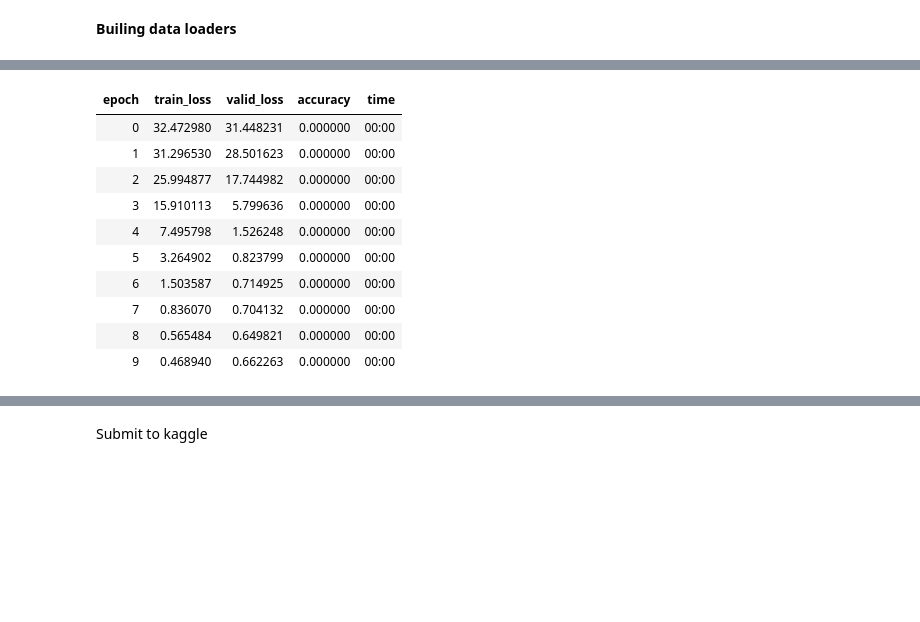
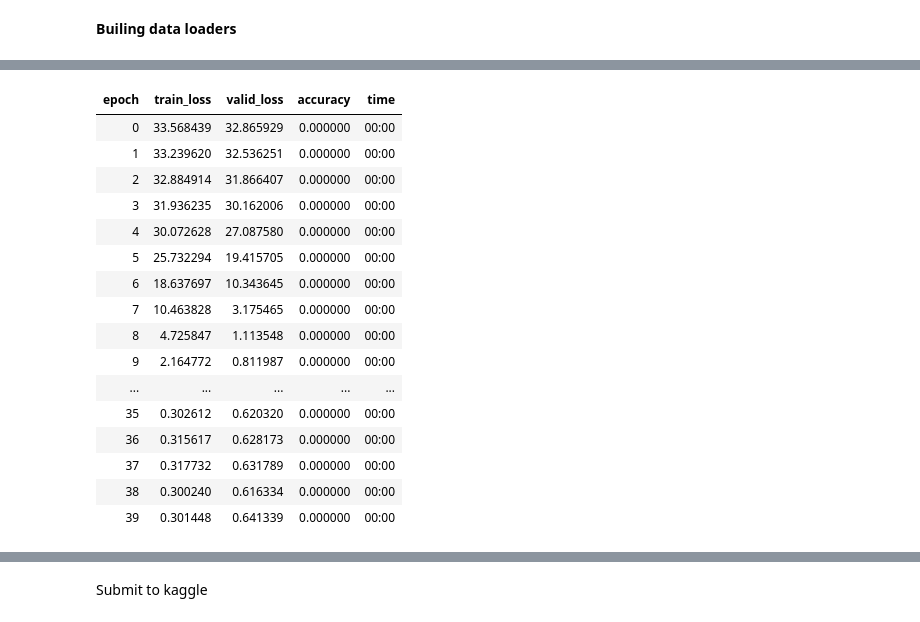
Before and after one commit to rubanzasilva/ps-s03e05, a Jupyter notebook: ps-s03e05.ipynb, the cells around one changed output, grey strips where cells are left out. Drawn from its saved outputs; the diff is of its cells as text; code cells hidden in the pictures; blank space fills up the shorter version.

```diff
--- a/ps-s03e05.ipynb
+++ b/ps-s03e05.ipynb
@@ -25,9 +25,9 @@ path
 # %% [output]
 Path('/kaggle/input/playground-series-s3e5')
 # %%
-train_df = pd.read_csv(path/'train.csv')
-test_df = pd.read_csv(path/'test.csv')
-sample_df = pd.read_csv(path/'sample_submission.csv')
+train_df = pd.read_csv(path/'train.csv', index_col='Id')
+test_df = pd.read_csv(path/'test.csv', index_col = 'Id')
+sample_df = pd.read_csv(path/'sample_submission.csv', index_col = 'Id')
 # %%
 train_df
 # %% [output]
@@ -73,7 +73,7 @@ splits = RandomSplitter(valid_pct=0.2)(range_of(train_df))
 # %%
 to = TabularPandas(train_df, procs=[Normalize],
                    cat_names = None,
-    cont_names = ['Id', 'fixed acidity', 'volatile acidity', 'citric acid','residual sugar', 'chlorides', 'free sulfur dioxide','total sulfur dioxide', 'density', 'pH', 'sulphates', 'alcohol',],
+    cont_names = ['fixed acidity', 'volatile acidity', 'citric acid','residual sugar', 'chlorides', 'free sulfur dioxide','total sulfur dioxide', 'density', 'pH', 'sulphates', 'alcohol',],
                    y_names='quality',
                    splits=splits)
 # %%
@@ -109,17 +110,23 @@ SuggestedLRs(valley=0.019054606556892395)
 # %%
-learn.fit_one_cycle(10,1e-3)
+learn.fit_one_cycle(40,1e-3)
 # %% [output]
 | epoch | train_loss | valid_loss | accuracy | time |
-| 0 | 32.472980 | 31.448231 | 0.000000 | 00:00 |
-| 1 | 31.296530 | 28.501623 | 0.000000 | 00:00 |
-| 2 | 25.994877 | 17.744982 | 0.000000 | 00:00 |
-| 3 | 15.910113 | 5.799636 | 0.000000 | 00:00 |
-| 4 | 7.495798 | 1.526248 | 0.000000 | 00:00 |
-| 5 | 3.264902 | 0.823799 | 0.000000 | 00:00 |
-| 6 | 1.503587 | 0.714925 | 0.000000 | 00:00 |
-| 7 | 0.836070 | 0.704132 | 0.000000 | 00:00 |
-| 8 | 0.565484 | 0.649821 | 0.000000 | 00:00 |
-| 9 | 0.468940 | 0.662263 | 0.000000 | 00:00 |
+| 0 | 33.568439 | 32.865929 | 0.000000 | 00:00 |
+| 1 | 33.239620 | 32.536251 | 0.000000 | 00:00 |
+| 2 | 32.884914 | 31.866407 | 0.000000 | 00:00 |
+| 3 | 31.936235 | 30.162006 | 0.000000 | 00:00 |
+| 4 | 30.072628 | 27.087580 | 0.000000 | 00:00 |
+| 5 | 25.732294 | 19.415705 | 0.000000 | 00:00 |
+| 6 | 18.637697 | 10.343645 | 0.000000 | 00:00 |
+| 7 | 10.463828 | 3.175465 | 0.000000 | 00:00 |
+| 8 | 4.725847 | 1.113548 | 0.000000 | 00:00 |
+| 9 | 2.164772 | 0.811987 | 0.000000 | 00:00 |
+| ... | ... | ... | ... | ... |
+| 35 | 0.302612 | 0.620320 | 0.000000 | 00:00 |
+| 36 | 0.315617 | 0.628173 | 0.000000 | 00:00 |
+| 37 | 0.317732 | 0.631789 | 0.000000 | 00:00 |
+| 38 | 0.300240 | 0.616334 | 0.000000 | 00:00 |
+| 39 | 0.301448 | 0.641339 | 0.000000 | 00:00 |
 # %%
 learn.show_results()
 # %% [output]
```
Also changed, not shown: parts of 19 cells of this notebook.
